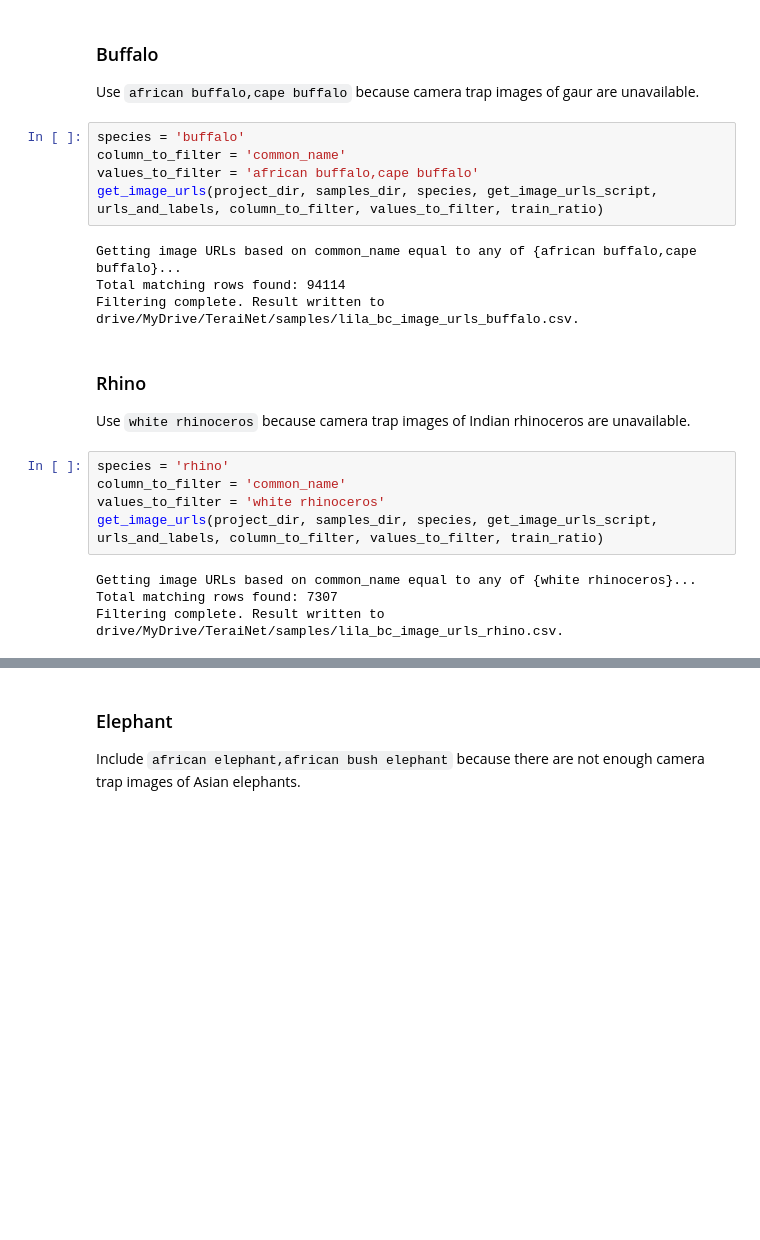
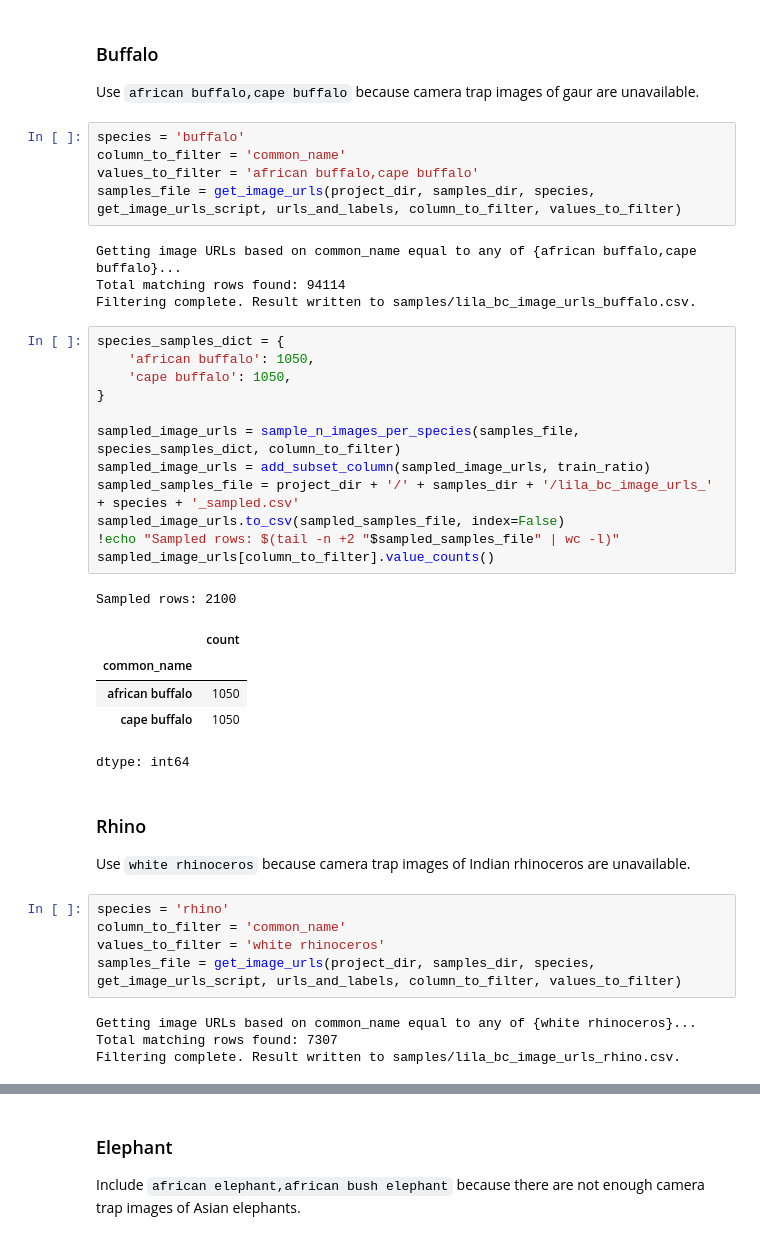
Before and after one commit to alexvmt/TeraiNet, a Jupyter notebook: notebooks/sample_images.ipynb, the cells around one changed output, grey strips where cells are left out. Cells and saved outputs as stored; diff of their text form; blank space fills up the shorter version.

```diff
--- a/notebooks/sample_images.ipynb
+++ b/notebooks/sample_images.ipynb
@@ -242,11 +398,30 @@ Use `african buffalo,cape buffalo` because camera trap images of gaur are unavai
 species = 'buffalo'
 column_to_filter = 'common_name'
 values_to_filter = 'african buffalo,cape buffalo'
-get_image_urls(project_dir, samples_dir, species, get_image_urls_script, urls_and_labels, column_to_filter, values_to_filter, train_ratio)
+samples_file = get_image_urls(project_dir, samples_dir, species, get_image_urls_script, urls_and_labels, column_to_filter, values_to_filter)
 # %% [output]
 Getting image URLs based on common_name equal to any of {african buffalo,cape buffalo}...
 Total matching rows found: 94114
-Filtering complete. Result written to drive/MyDrive/TeraiNet/samples/lila_bc_image_urls_buffalo.csv.
+Filtering complete. Result written to samples/lila_bc_image_urls_buffalo.csv.
+# %%
+species_samples_dict = {
+    'african buffalo': 1050,
+    'cape buffalo': 1050,
+}
+
+sampled_image_urls = sample_n_images_per_species(samples_file, species_samples_dict, column_to_filter)
+sampled_image_urls = add_subset_column(sampled_image_urls, train_ratio)
+sampled_samples_file = project_dir + '/' + samples_dir + '/lila_bc_image_urls_' + species + '_sampled.csv'
+sampled_image_urls.to_csv(sampled_samples_file, index=False)
+!echo "Sampled rows: $(tail -n +2 "$sampled_samples_file" | wc -l)"
+sampled_image_urls[column_to_filter].value_counts()
+# %% [output]
+Sampled rows: 2100
+|  | count |
+| common_name |  |
+| african buffalo | 1050 |
+| cape buffalo | 1050 |
+dtype: int64
 # %% [markdown]
 ### Rhino
 
@@ -255,8 +430,8 @@ Use `white rhinoceros` because camera trap images of Indian rhinoceros are unava
 species = 'rhino'
 column_to_filter = 'common_name'
 values_to_filter = 'white rhinoceros'
-get_image_urls(project_dir, samples_dir, species, get_image_urls_script, urls_and_labels, column_to_filter, values_to_filter, train_ratio)
+samples_file = get_image_urls(project_dir, samples_dir, species, get_image_urls_script, urls_and_labels, column_to_filter, values_to_filter)
 # %% [output]
 Getting image URLs based on common_name equal to any of {white rhinoceros}...
 Total matching rows found: 7307
-Filtering complete. Result written to drive/MyDrive/TeraiNet/samples/lila_bc_image_urls_rhino.csv.
+Filtering complete. Result written to samples/lila_bc_image_urls_rhino.csv.
```
Also changed, not shown: parts of 26 cells of this notebook, 11 other files.
